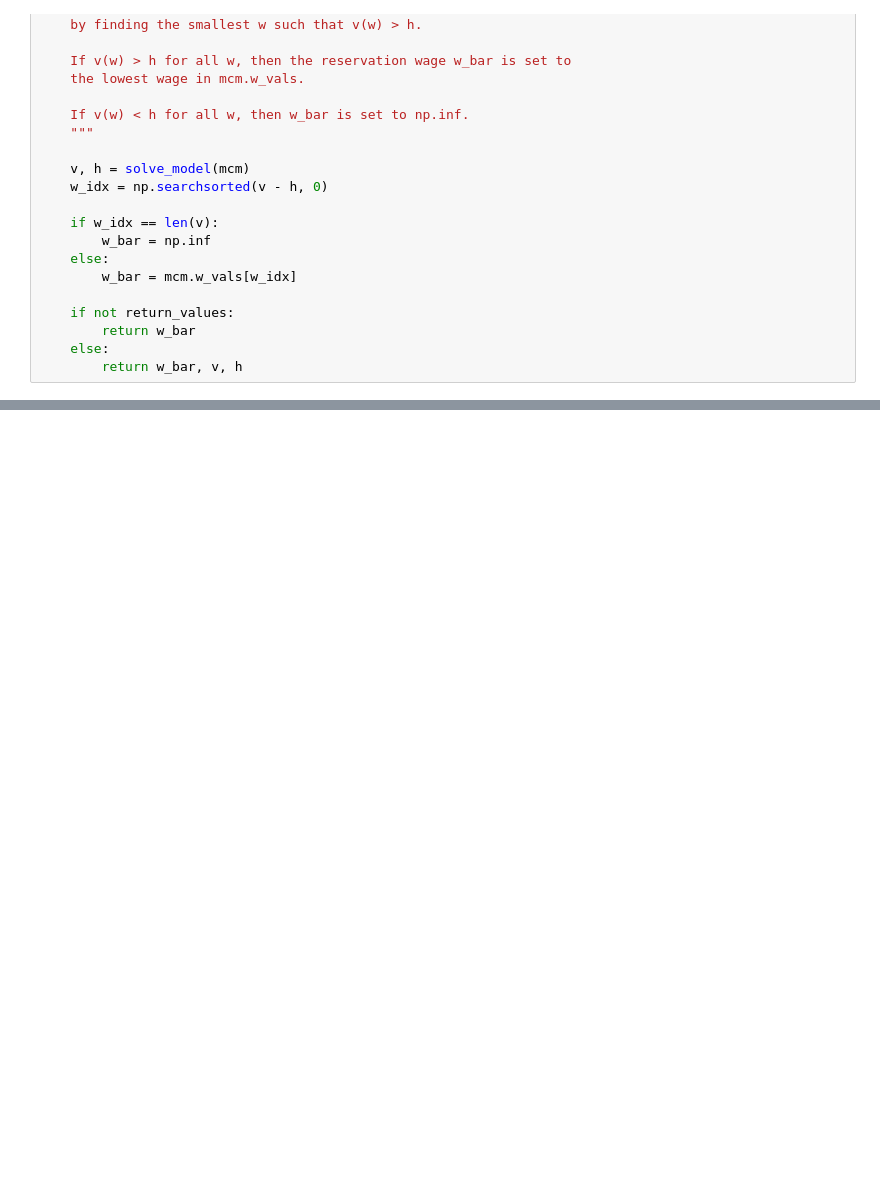
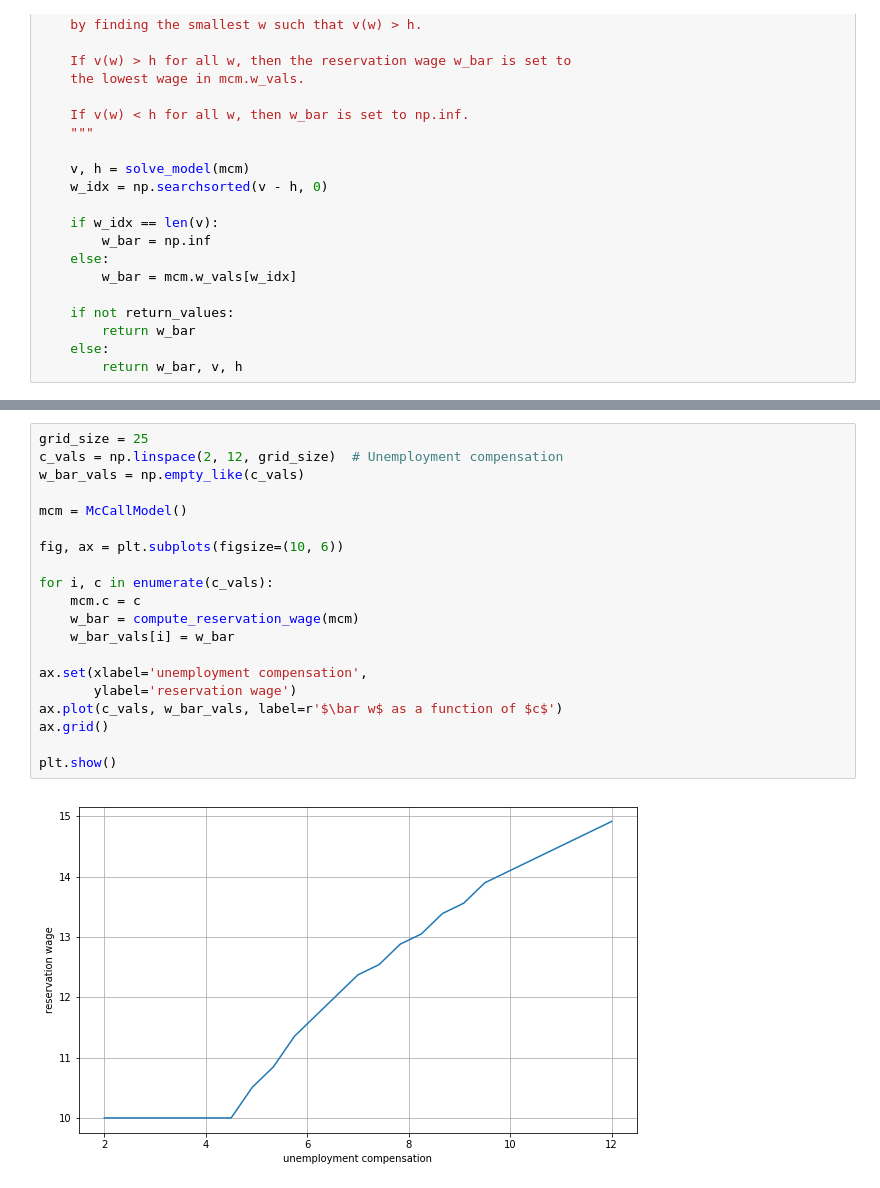
Before and after one commit to PanPip/QuantEcon_Tasks, a Jupyter notebook: Dynamic_programming.ipynb, the cells around one changed output, grey strips where cells are left out. Drawn from its saved outputs; the diff is of its cells as text; blank space fills up the shorter version.

```diff
--- a/Dynamic_programming.ipynb
+++ b/Dynamic_programming.ipynb
@@ -437,0 +442,22 @@ def compute_reservation_wage(mcm, return_values=False):
+# %%
+grid_size = 25
+c_vals = np.linspace(2, 12, grid_size)  # Unemployment compensation
+w_bar_vals = np.empty_like(c_vals)
+
+mcm = McCallModel()
+
+fig, ax = plt.subplots(figsize=(10, 6))
+
+for i, c in enumerate(c_vals):
+    mcm.c = c
+    w_bar = compute_reservation_wage(mcm)
+    w_bar_vals[i] = w_bar
+
+ax.set(xlabel='unemployment compensation',
+       ylabel='reservation wage')
+ax.plot(c_vals, w_bar_vals, label=r'$\bar w$ as a function of $c$')
+ax.grid()
+
+plt.show()
+# %% [output]
+[figure, added]
```
Also changed, not shown: parts of 4 cells of this notebook, 2 other files.
